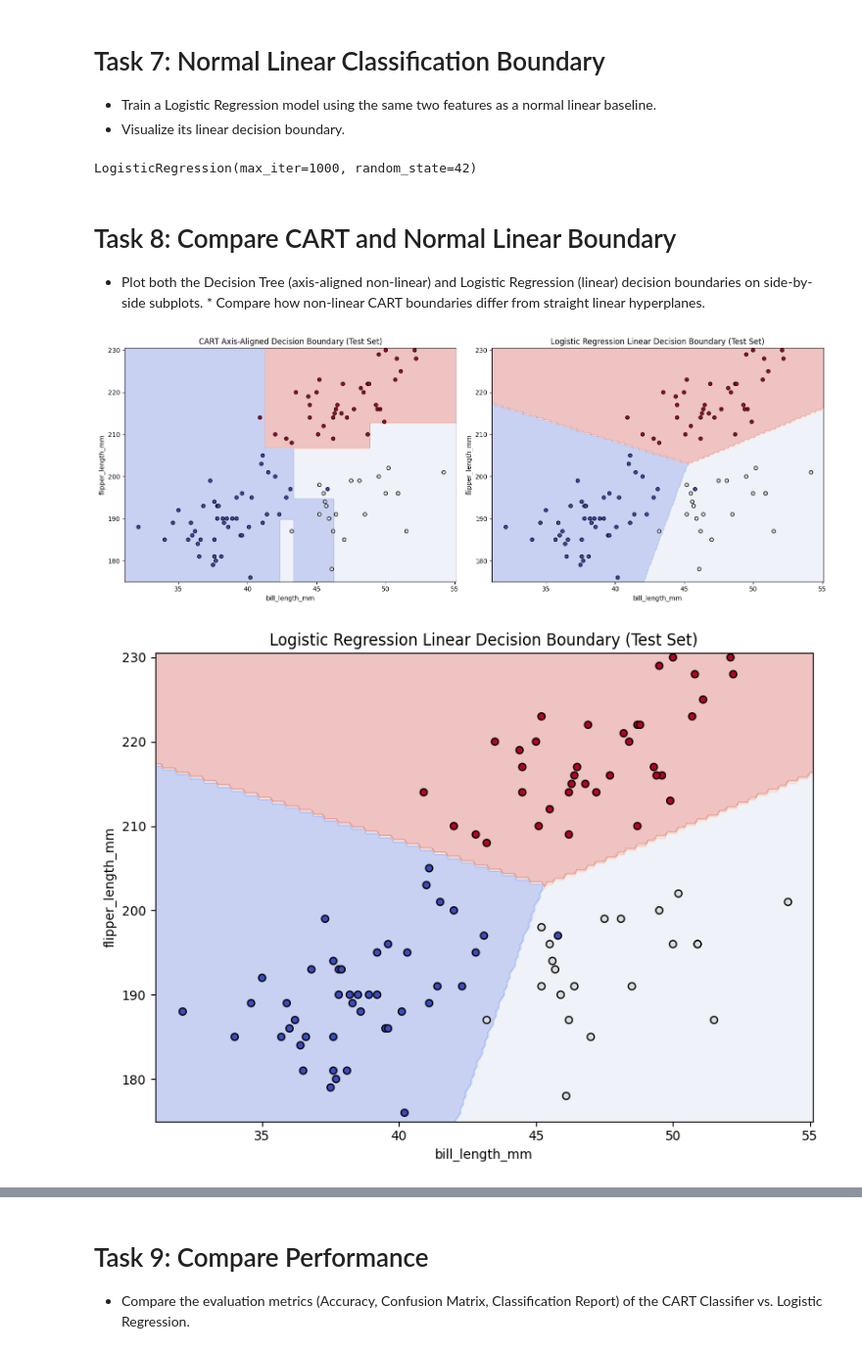
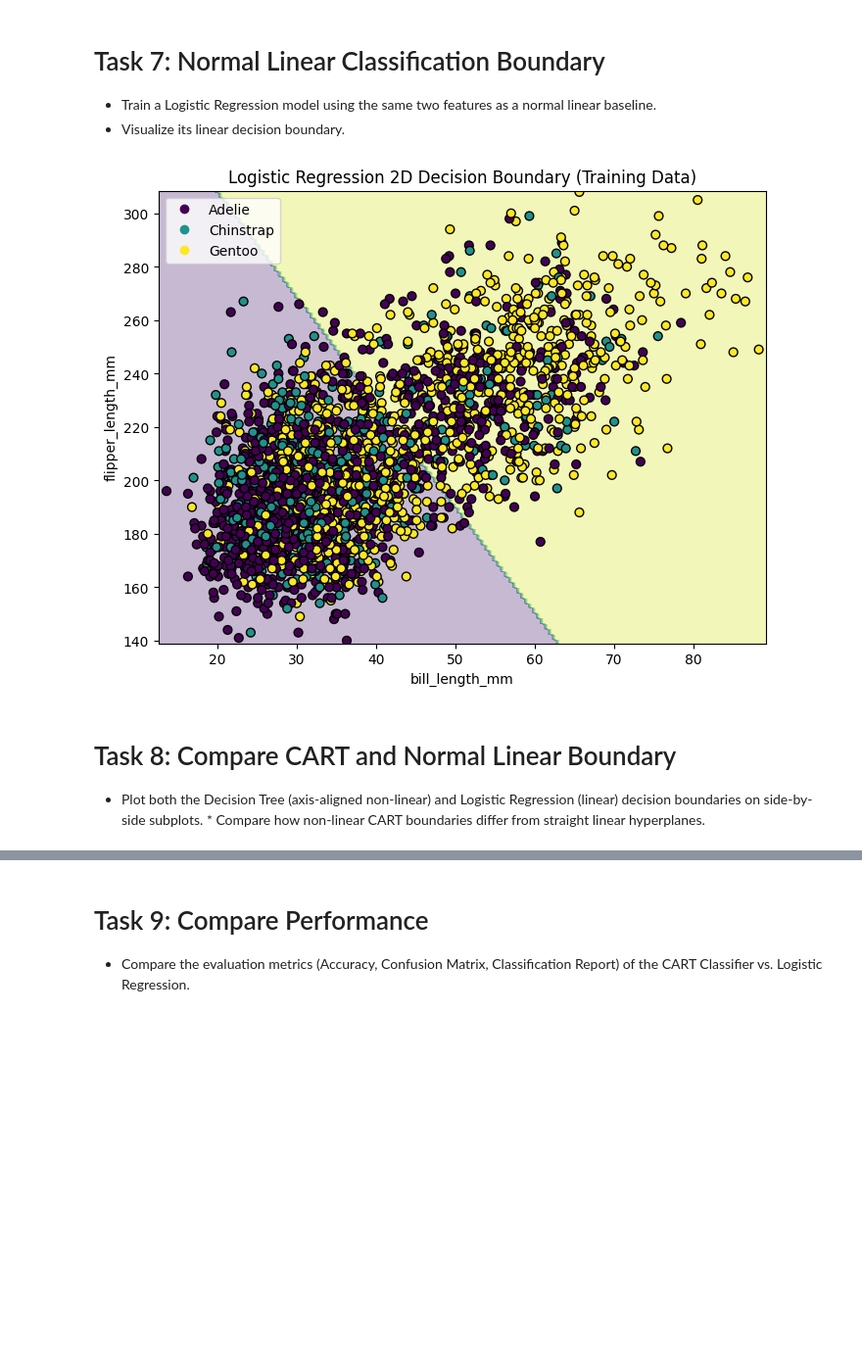
Before and after one commit to sammy495/ML_Experiment_, a Jupyter notebook: ML_Experiment_9.ipynb, the cells around one changed output, grey strips where cells are left out. Shown at 98% size. Cells and saved outputs as stored; diff of their text form; code cells hidden in the pictures; blank space fills up the shorter version.

```diff
--- a/ML_Experiment_9.ipynb
+++ b/ML_Experiment_9.ipynb
@@ -196,55 +238,17 @@ DecisionTreeClassifier(max_depth=4, random_state=42)
 
 * Train a Logistic Regression model using the same two features as a normal linear baseline.
 * Visualize its linear decision boundary.
-# %%
-# Train a Logistic Regression model as linear baseline in 2D
-logreg_model_2d = LogisticRegression(max_iter=1000, random_state=42)
-logreg_model_2d.fit(X_train_2d, y_train)
-# %% [output]
-LogisticRegression(max_iter=1000, random_state=42)
+# %%
+# Train Logistic Regression Model on 2D Features
+log_reg_2d = LogisticRegression(max_iter=1000, random_state=42)
+log_reg_2d.fit(X_train_2d, y_train_2d)
+
+plt.figure(figsize=(8, 6))
+plot_decision_boundary(log_reg_2d, X_train_2d, y_train_2d, "Logistic Regression 2D Decision Boundary (Training Data)")
+plt.show()
+# %% [output]
+[figure, added]
 # %% [markdown]
 # Task 8: Compare CART and Normal Linear Boundary
 
 * Plot both the Decision Tree (axis-aligned non-linear) and Logistic Regression (linear) decision boundaries on side-by-side subplots.   * Compare how non-linear CART boundaries differ from straight linear hyperplanes.
-# %%
-# Function to plot decision boundaries
-def plot_boundaries(ax, model, X_data, y_data, title):
-    x_min, x_max = X_data.iloc[:, 0].min() - 1, X_data.iloc[:, 0].max() + 1
-    y_min, y_max = X_data.iloc[:, 1].min() - 1, X_data.iloc[:, 1].max() + 1
-    xx, yy = np.meshgrid(np.arange(x_min, x_max, 0.1), np.arange(y_min, y_max, 0.5))
-
-    Z = model.predict(np.c_[xx.ravel(), yy.ravel()])
-    Z = Z.reshape(xx.shape)
-
-    ax.contourf(xx, yy, Z, alpha=0.3, cmap=plt.cm.coolwarm)
-    scatter = ax.scatter(X_data.iloc[:, 0], X_data.iloc[:, 1], c=y_data, edgecolors='k', cmap=plt.cm.coolwarm, s=30)
-    ax.set_xlabel(X_data.columns[0])
-    ax.set_ylabel(X_data.columns[1])
-    ax.set_title(title)
-    return scatter
-
-fig, (ax1, ax2) = plt.subplots(1, 2, figsize=(16, 6))
-
-# Plot CART Boundary
-plot_boundaries(ax1, cart_model_2d, X_test_2d, y_test, "CART Axis-Aligned Decision Boundary (Test Set)")
-
-# Plot Logistic Regression Boundary
-plot_boundaries(ax2, logreg_model_2d, X_test_2d, y_test, "Logistic Regression Linear Decision Boundary (Test Set)")
-
-plt.tight_layout()
-plt.show()
-# %% [output]
-[figure, removed]
-# %%
-import numpy as np
-import matplotlib.pyplot as plt
-
-# Configure figure size
-plt.figure(figsize=(8, 6))
-
-# Plot the decision boundaries for the Logistic Regression model
-plot_boundaries(plt.gca(), logreg_model_2d, X_test_2d, y_test, "Logistic Regression Linear Decision Boundary (Test Set)")
-plt.tight_layout()
-plt.show()
-# %% [output]
-[figure, removed]
```
Also changed, not shown: parts of 16 cells of this notebook.
